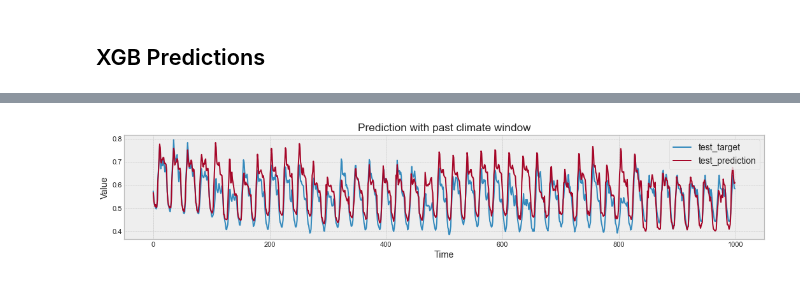
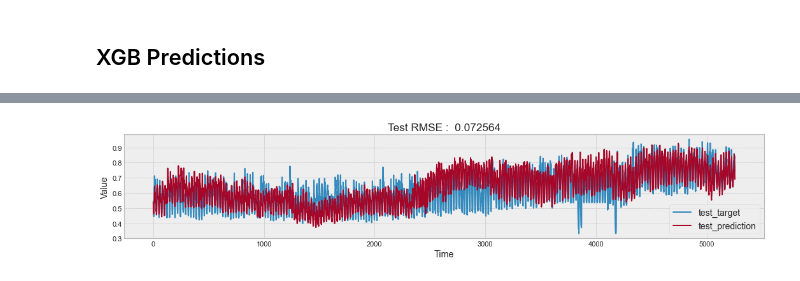
Before and after one commit to A-R-Yazdi/Remote-communities-, a Jupyter notebook: notebooks/Multivariate_with_exogenous_data_LingJun.ipynb, the cells around one changed output, grey strips where cells are left out. Cells and saved outputs as stored; diff of their text form; code cells hidden in the pictures.

```diff
--- a/notebooks/Multivariate_with_exogenous_data_LingJun.ipynb
+++ b/notebooks/Multivariate_with_exogenous_data_LingJun.ipynb
@@ -96,0 +85,2 @@ Index(['year', 'month', 'day', 'hour', 'Kw', 'lat', 'lon', 'population',
+# %%
+df_name = "df5_processed"
@@ -96,0 +89,3 @@ Index(['year', 'month', 'day', 'hour', 'Kw', 'lat', 'lon', 'population',
+# %%
+df = Preprocessing.load_n_sort(df=df_name, data_root=data_root)
+df
@@ -288 +249,8 @@ XGBRegressor(base_score=0.5, booster='gbtree', callbacks=None,
 [interactive output not drawn]
+# %%
+xgb_2 = xgb.XGBRegressor()
+xgb_2.load_model(model_root + "multivariate_xgb_regsr_" + df_name[:3] + ".json")
+
+xgb.plot_importance(xgb_2)
+plt.rcParams["figure.figsize"] = [5, 5]
+plt.show()
@@ -338,7 +328,13 @@ X_train.head()
 # %%
-xgb_r.fit(X_train, y_train,
-        #  eval_set=[(X_train, y_train),(X_test, y_test)],
-         eval_metric='mae')
+# %%capture
+xgb_r = xgb.XGBRegressor(objective="reg:squarederror", n_estimators=100, seed=123)
+
+xgb_r.fit(
+    X_train,
+    y_train,
+    #     eval_set=[(X_train, y_train),(X_test, y_test)],
+    eval_metric="mae",
+)
 # Predictions on the train dataset
 train_pred = xgb_r.predict(X_train)
 # RMSE Computation
@@ -346,6 +342,6 @@ train_rmse = np.sqrt(mean_squared_error(y_train, train_pred))
 test_pred = xgb_r.predict(X_test)
 # RMSE Computation
 test_rmse = np.sqrt(mean_squared_error(y_test, test_pred))
-print("Train RMSE : % f" %(train_rmse))
-print("Test RMSE : % f" %(test_rmse))
+print("Train RMSE : % f" % (train_rmse))
+print("Test RMSE : % f" % (test_rmse))
 # %% [output]
@@ -355,10 +361,10 @@ Test RMSE :  0.052132
 # %%
 plt.figure(figsize=(18, 3))
-target_s = pd.Series(y_test.kw_cap)[:1000]
-pred_s = pd.Series(test_pred)[:1000]
-plt.title('Prediction with past climate window')
-plot_series(range(len(target_s)), target_s, label="test_target")
-plot_series(range(len(pred_s)), pred_s, label=f"test_prediction")
+target_s = pd.Series(y_test.kw_cap)[:]
+pred_s = pd.Series(test_pred)[:]
+plt.title("Test RMSE : % f" % (test_rmse))
+Preprocessing.plot_series(range(len(target_s)), target_s, label="test_target")
+Preprocessing.plot_series(range(len(pred_s)), pred_s, label=f"test_prediction")
 # %% [output]
-[figure, old version]
+[figure, new version]
 [interactive output not drawn]
```
Also changed, not shown: parts of 30 cells of this notebook, 4 other files.
